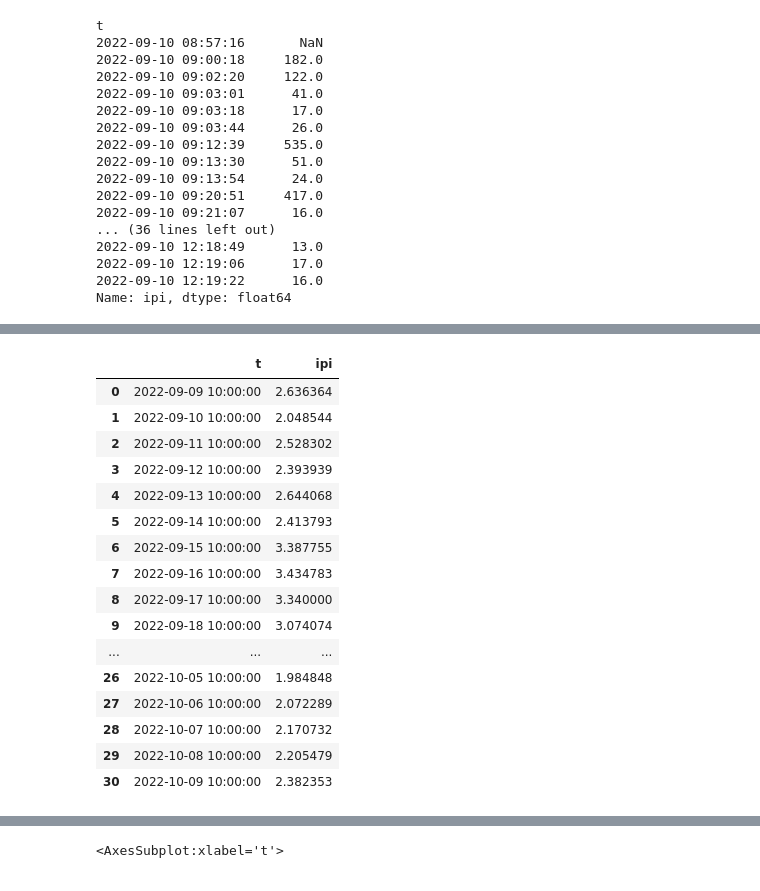
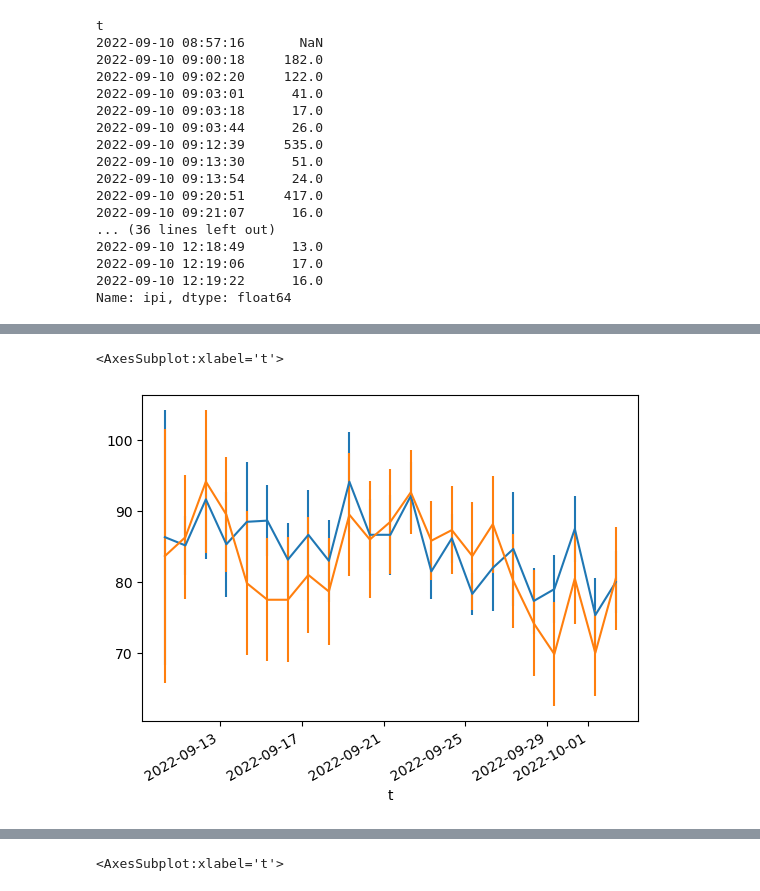
Before and after one commit to Htbibalan/FEDPROTEINPRO, a Jupyter notebook: notebooks/FEDXC_readdata_new.ipynb, the cells around one changed output, grey strips where cells are left out. Cells and saved outputs as stored; diff of their text form; code cells hidden in the pictures.

```diff
--- a/notebooks/FEDXC_readdata_new.ipynb
+++ b/notebooks/FEDXC_readdata_new.ipynb
@@ -222,37 +218,28 @@ ff_dict_all_epochs["FEDXC01"]["pellets"]
 
 def nmeals_by_day(df):
     return (df
-            .resample("d", offset = "10H")
+             .rename(index="n_meals")
+            .resample("d", offset = "8H")
             .apply(lambda df_: sum(df_ > 60))
-            .reset_index()
+            # .reset_index()
 
            )
-nmeals_by_day (ff_dict_all_epochs["FEDXC01"]["pellets"])
 
+ctl=[]
+exp=[]
+for key, val in ff_dict_all_epochs.items():
+    if val["order"] == 1:
+        ctl.append(nmeals_by_day(val["pellets"]))
+    elif val["order"] == 2:
+        exp.append(nmeals_by_day(val["pellets"]))
 
-def mealsize_by_day(df):
-    return (df
-            .resample("d", offset = "10H")
-            .apply(lambda df_: df_.count()/sum(df_ > 60))
-            .reset_index()
+ctl_n_meals= clean_df(ctl)
 
-           )
-mealsize_by_day (ff_dict_all_epochs["FEDXC01"]["pellets"])
+exp_n_meals= clean_df(exp)
-# %% [output]
-|  | t | ipi |
-| 0 | 2022-09-09 10:00:00 | 2.636364 |
-| 1 | 2022-09-10 10:00:00 | 2.048544 |
-| 2 | 2022-09-11 10:00:00 | 2.528302 |
-| 3 | 2022-09-12 10:00:00 | 2.393939 |
-| 4 | 2022-09-13 10:00:00 | 2.644068 |
-| 5 | 2022-09-14 10:00:00 | 2.413793 |
-| 6 | 2022-09-15 10:00:00 | 3.387755 |
-| 7 | 2022-09-16 10:00:00 | 3.434783 |
-| 8 | 2022-09-17 10:00:00 | 3.340000 |
-| 9 | 2022-09-18 10:00:00 | 3.074074 |
-| ... | ... | ... |
-| 26 | 2022-10-05 10:00:00 | 1.984848 |
-| 27 | 2022-10-06 10:00:00 | 2.072289 |
-| 28 | 2022-10-07 10:00:00 | 2.170732 |
-| 29 | 2022-10-08 10:00:00 | 2.205479 |
-| 30 | 2022-10-09 10:00:00 | 2.382353 |
+# %%
+f, ax = plt.subplots()
+ctl_n_meals.mean(axis=1).plot(yerr= ctl_n_meals.sem(axis=1), ax=ax)
+exp_n_meals.mean(axis=1).plot(yerr= exp_n_meals.sem(axis=1), ax=ax)
+# %% [output]
+<AxesSubplot:xlabel='t'>
+[figure, added]
```
Also changed, not shown: parts of 12 cells of this notebook, 1 other file.
